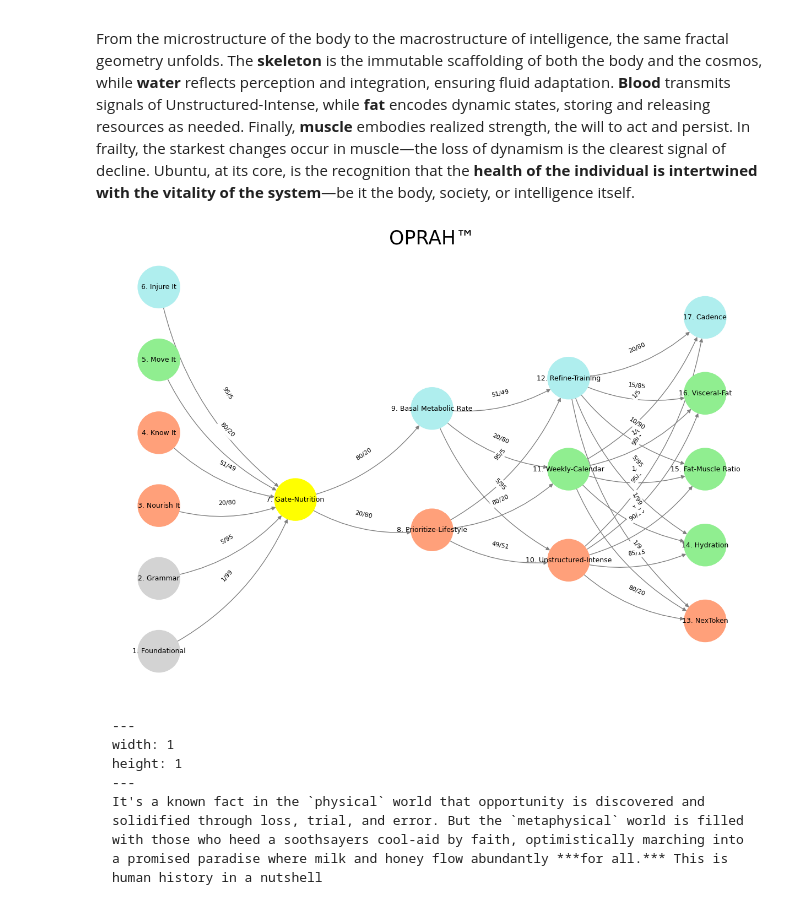
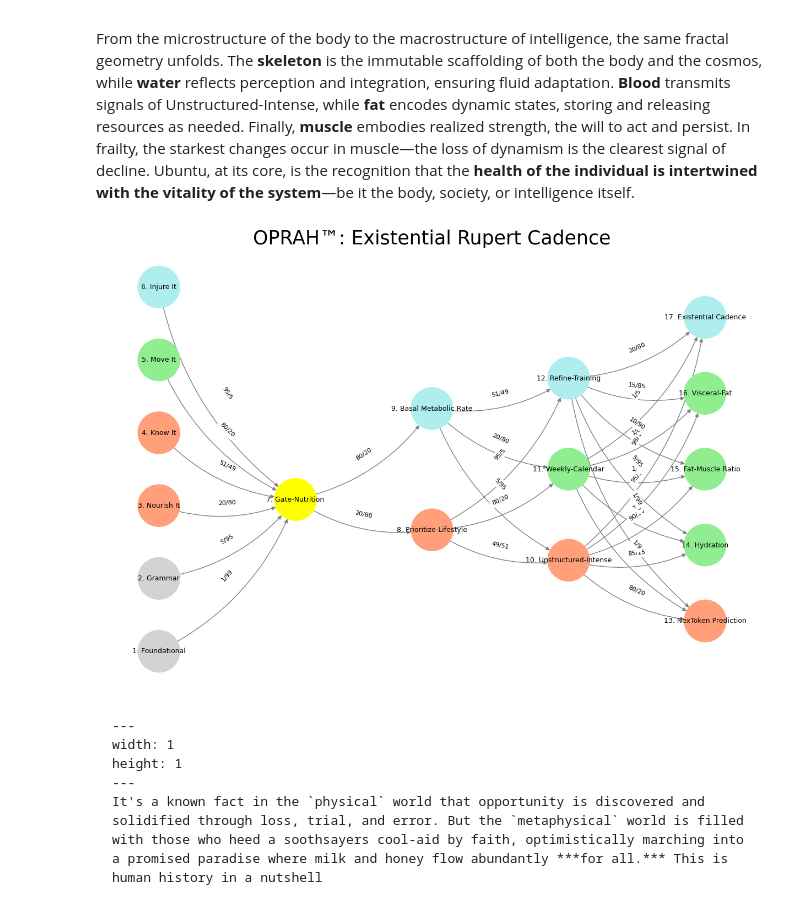
Before and after one commit to abikesa/valuechain, a Jupyter notebook: _sources/act2/chapter2.ipynb, the cells around one changed output. Saved outputs shown, nothing was run; the diff lists cells and outputs as text; code cells hidden in the pictures.

````diff
--- a/_sources/act2/chapter2.ipynb
+++ b/_sources/act2/chapter2.ipynb
@@ -49,16 +49,16 @@ def define_layers():
         'Voir': ['Gate-Nutrition'],
         'Choisis': ['Prioritize-Lifestyle', 'Basal Metabolic Rate'],
         'Deviens': ['Unstructured-Intense', 'Weekly-Calendar', 'Refine-Training'],
-        "M'èléve": ['NexToken', 'Hydration', 'Fat-Muscle Ratio', 'Visceral-Fat', 'Cadence']
+        "M'èléve": ['NexToken Prediction', 'Hydration', 'Fat-Muscle Ratio', 'Visceral-Fat', 'Existential Cadence']
     }
 
 # Assign colors to nodes
 def assign_colors():
     color_map = {
         'yellow': ['Gate-Nutrition'],
-        'paleturquoise': ['Injure It', 'Basal Metabolic Rate', 'Refine-Training', 'Cadence'],
+        'paleturquoise': ['Injure It', 'Basal Metabolic Rate', 'Refine-Training', 'Existential Cadence'],
         'lightgreen': ["Move It", 'Weekly-Calendar', 'Hydration', 'Visceral-Fat', 'Fat-Muscle Ratio'],
-        'lightsalmon': ['Nourish It', 'Know It', 'Prioritize-Lifestyle', 'Unstructured-Intense', 'NexToken'],
+        'lightsalmon': ['Nourish It', 'Know It', 'Prioritize-Lifestyle', 'Unstructured-Intense', 'NexToken Prediction'],
     }
     return {node: color for color, nodes in color_map.items() for node in nodes}
 
@@ -79,21 +79,21 @@ def define_edges():
         ('Basal Metabolic Rate', 'Unstructured-Intense'): '5/95',
         ('Basal Metabolic Rate', 'Weekly-Calendar'): '20/80',
         ('Basal Metabolic Rate', 'Refine-Training'): '51/49',
-        ('Unstructured-Intense', 'NexToken'): '80/20',
+        ('Unstructured-Intense', 'NexToken Prediction'): '80/20',
         ('Unstructured-Intense', 'Hydration'): '85/15',
         ('Unstructured-Intense', 'Fat-Muscle Ratio'): '90/10',
         ('Unstructured-Intense', 'Visceral-Fat'): '95/5',
-        ('Unstructured-Intense', 'Cadence'): '99/1',
-        ('Weekly-Calendar', 'NexToken'): '1/9',
+        ('Unstructured-Intense', 'Existential Cadence'): '99/1',
+        ('Weekly-Calendar', 'NexToken Prediction'): '1/9',
         ('Weekly-Calendar', 'Hydration'): '1/8',
         ('Weekly-Calendar', 'Fat-Muscle Ratio'): '1/7',
         ('Weekly-Calendar', 'Visceral-Fat'): '1/6',
-        ('Weekly-Calendar', 'Cadence'): '1/5',
-        ('Refine-Training', 'NexToken'): '1/99',
+        ('Weekly-Calendar', 'Existential Cadence'): '1/5',
+        ('Refine-Training', 'NexToken Prediction'): '1/99',
         ('Refine-Training', 'Hydration'): '5/95',
         ('Refine-Training', 'Fat-Muscle Ratio'): '10/90',
         ('Refine-Training', 'Visceral-Fat'): '15/85',
-        ('Refine-Training', 'Cadence'): '20/80'
+        ('Refine-Training', 'Existential Cadence'): '20/80'
     }
 
 # Calculate positions for nodes
@@ -121,35 +121,35 @@ def visualize_nn():
     # Add nodes with new numbered labels and assign positions
     for i, (layer_name, nodes) in enumerate(layers.items()):
         positions = calculate_positions(nodes, x_offset=i * 2)
         for node, position in zip(nodes, positions):
             new_node = mapping[node]
             G.add_node(new_node, layer=layer_name)
             pos[new_node] = position
             node_colors.append(colors.get(node, 'lightgray'))
 
     # Add edges with updated node labels
     for (source, target), weight in edges.items():
         if source in mapping and target in mapping:
             new_source = mapping[source]
             new_target = mapping[target]
             G.add_edge(new_source, new_target, weight=weight)
 
     # Draw the graph
     plt.figure(figsize=(12, 8))
     edges_labels = {(u, v): d["weight"] for u, v, d in G.edges(data=True)}
 
     nx.draw(
         G, pos, with_labels=True, node_color=node_colors, edge_color='gray',
         node_size=3000, font_size=9, connectionstyle="arc3,rad=0.2"
     )
     nx.draw_networkx_edge_labels(G, pos, edge_labels=edges_labels, font_size=8)
-    plt.title("OPRAH™", fontsize=25)
+    plt.title("OPRAH™: Existential Rupert Cadence", fontsize=25)
     plt.show()
 
 # Run the visualization
 visualize_nn()
 # %% [output]
-[figure, old version]
+[figure, new version]
 # %% [markdown]
 ```{figure} ../figures/blanche.*
 ---
````
Also changed, not shown: 12 other files.
